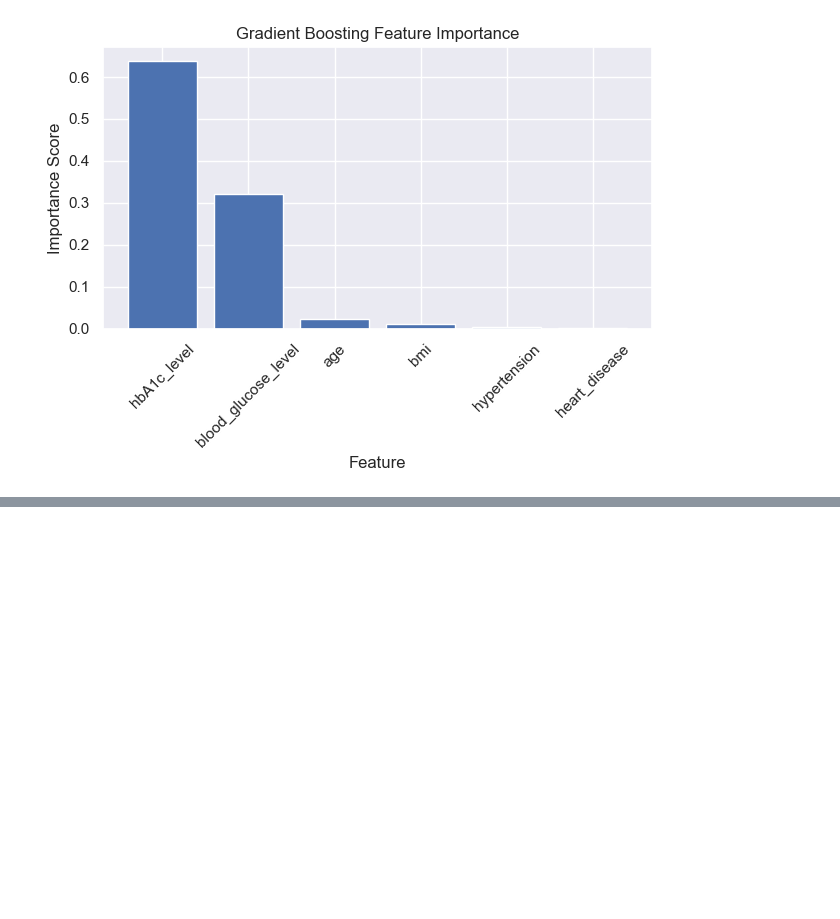
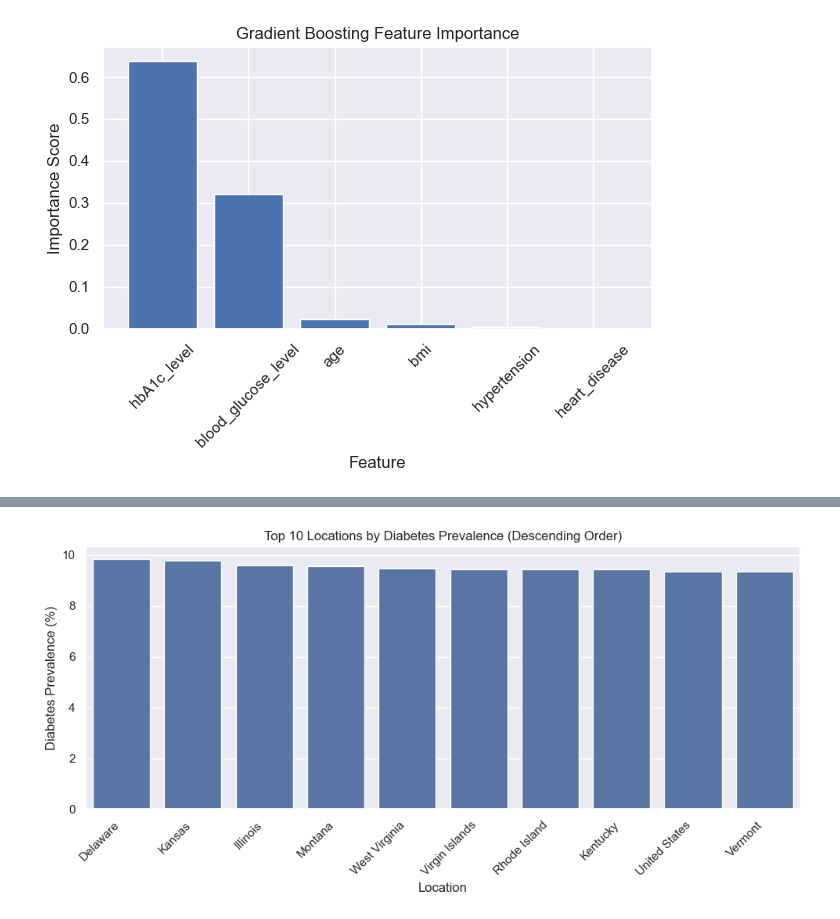
Before and after one commit to OnyiMillie/Diabetes_dataset, a Jupyter notebook: diabetes.ipynb, the cells around one changed output, grey strips where cells are left out. Cells and saved outputs as stored; diff of their text form; code cells hidden in the pictures; blank space fills up the shorter version.

```diff
--- a/diabetes.ipynb
+++ b/diabetes.ipynb
@@ -926,0 +1094,29 @@ non-linear interactions; and Gradient Boosting focuses most strongly on direct m
+# %%
+location_diabetes = (
+    df.groupby("location")["diabetes"]
+      .mean()
+      .mul(100)
+      .reset_index(name="prevalence")
+      .sort_values(by="prevalence", ascending=False)
+)
+
+top10_locations = location_diabetes.head(10)
+
+
+plt.figure(figsize=(10, 5))
+
+sns.barplot(
+    data=top10_locations,
+    x="location",
+    y="prevalence",
+    order=top10_locations["location"]  # enforces descending order
+)
+
+plt.ylabel("Diabetes Prevalence (%)")
+plt.xlabel("Location")
+plt.title("Top 10 Locations by Diabetes Prevalence (Descending Order)")
+plt.xticks(rotation=45, ha="right")
+plt.tight_layout()
+plt.show()
+# %% [output]
+[figure, added]
```
Also changed, not shown: parts of 58 cells of this notebook.
